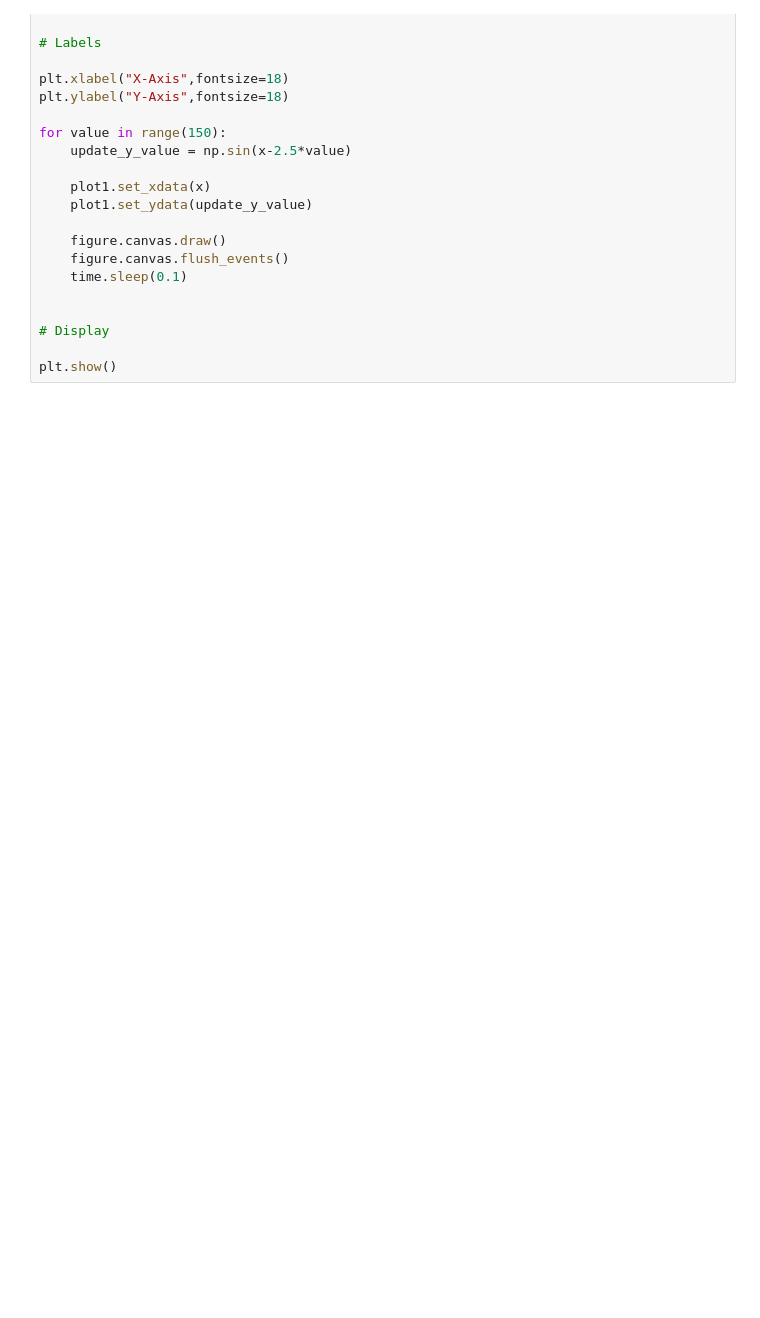
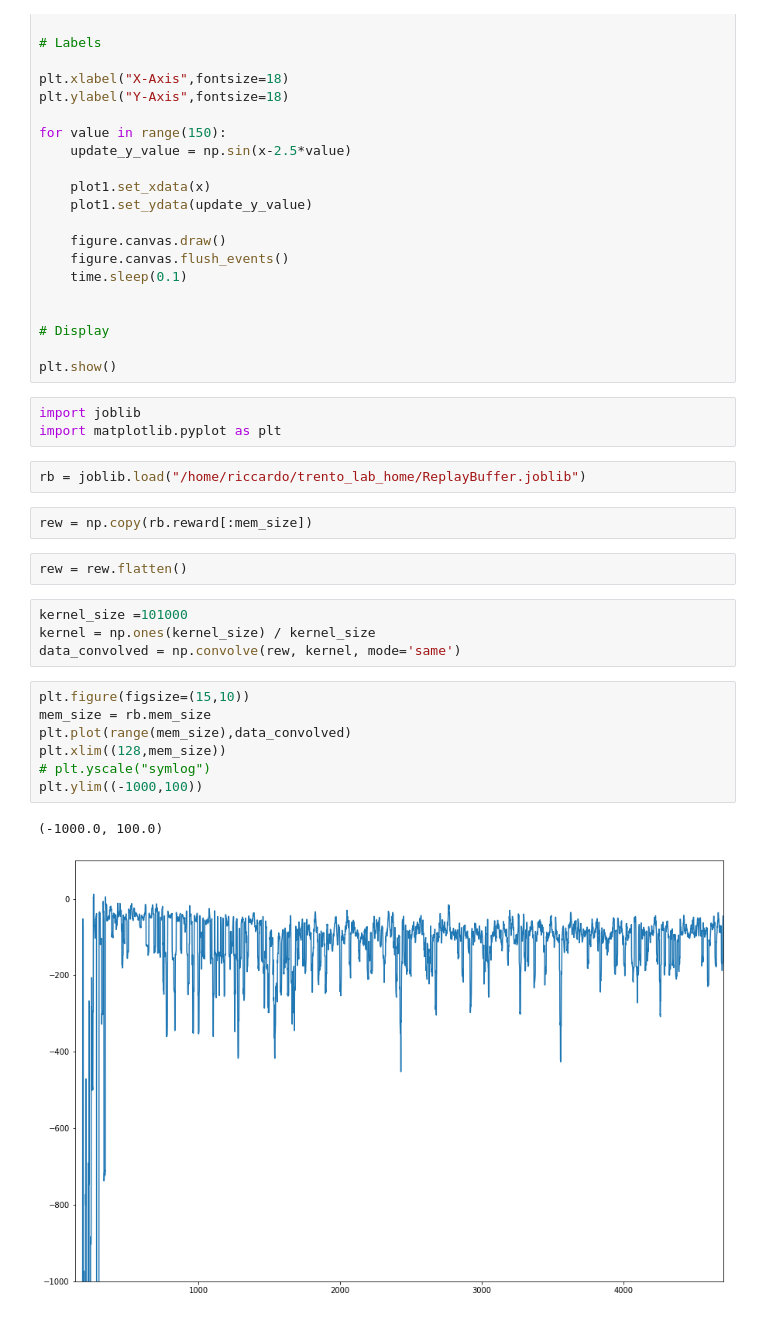
Before and after one commit to jprogrammer13/jumpleg_rl, a Jupyter notebook: src/Untitled.ipynb, the cells around one changed output. Cells and saved outputs as stored; diff of their text form; blank space fills up the shorter version.

```diff
--- a/src/Untitled.ipynb
+++ b/src/Untitled.ipynb
@@ -335,3 +335,26 @@ for value in range(150):
 # Display
 
 plt.show()
+# %%
+import joblib
+import matplotlib.pyplot as plt
+# %%
+rb = joblib.load("/home/riccardo/trento_lab_home/ReplayBuffer.joblib")
+# %%
+rew = np.copy(rb.reward[:mem_size])
+# %%
+rew = rew.flatten()
+# %%
+kernel_size =101000
+kernel = np.ones(kernel_size) / kernel_size
+data_convolved = np.convolve(rew, kernel, mode='same')
+# %%
+plt.figure(figsize=(15,10))
+mem_size = rb.mem_size
+plt.plot(range(mem_size),data_convolved)
+plt.xlim((128,mem_size))
+# plt.yscale("symlog")
+plt.ylim((-1000,100))
+# %% [output]
+(-1000.0, 100.0)
+[figure, added]
```
Also changed, not shown: parts of 2 cells of this notebook, 1 other file.
